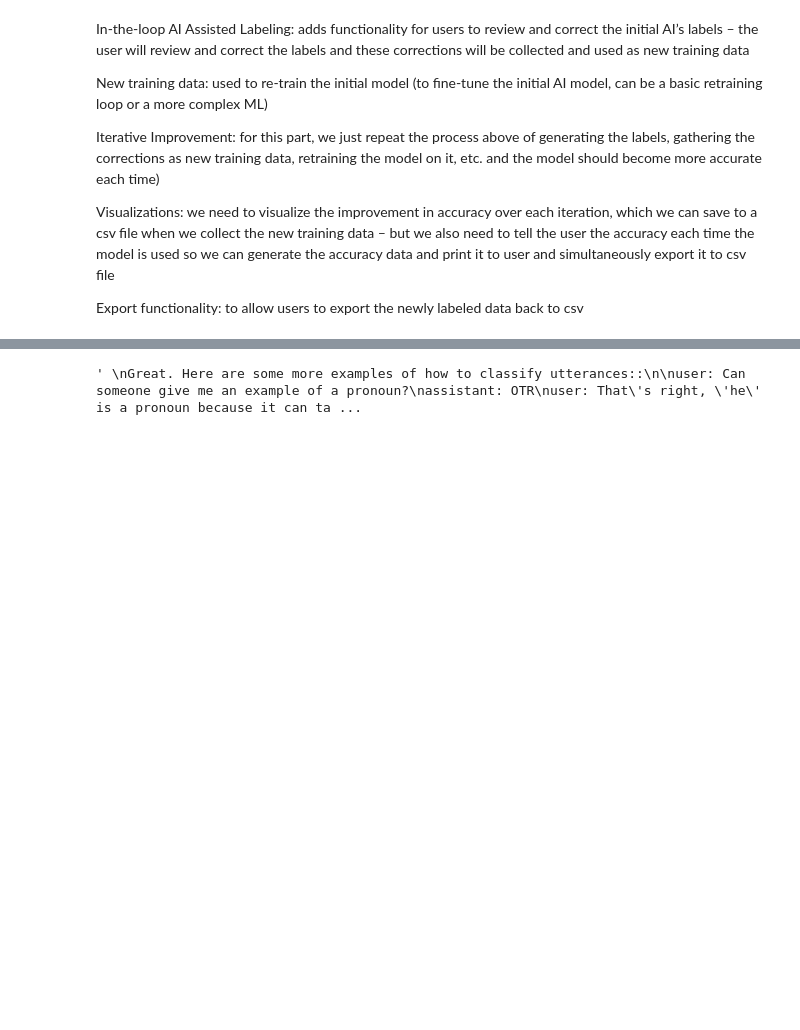
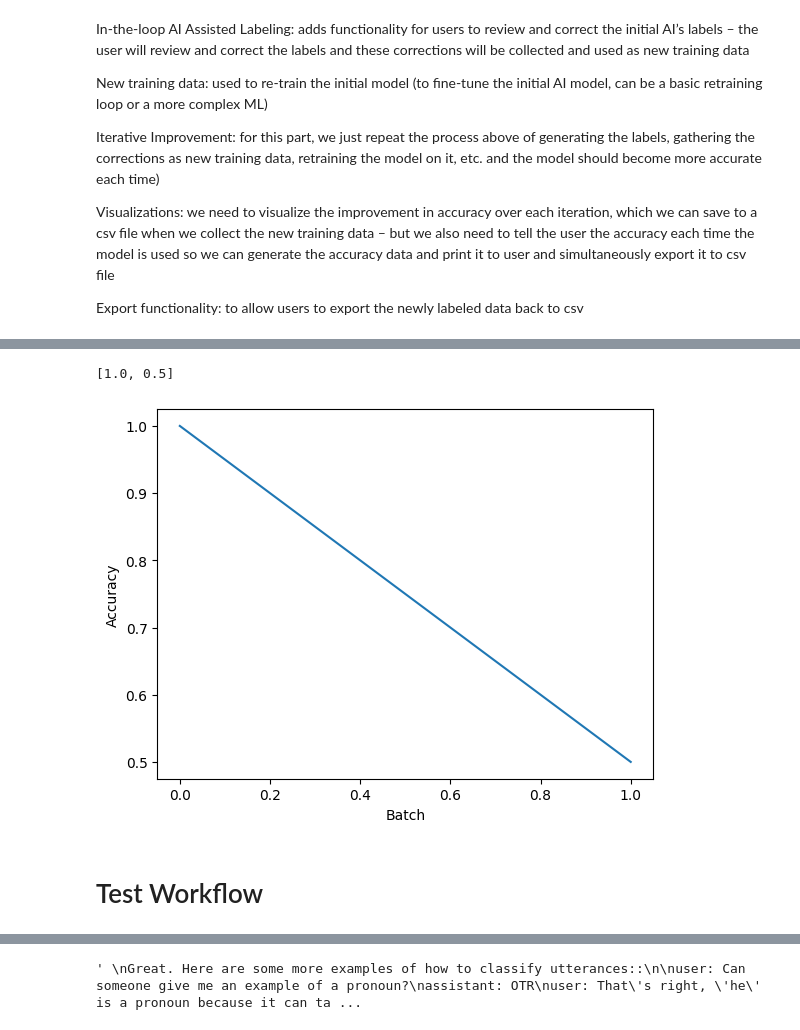
Before and after one commit to isabelarvelo/team-hummingbird, a Jupyter notebook: itl-labeling.ipynb, the cells around one changed output, grey strips where cells are left out. Cells and saved outputs as stored; diff of their text form; code cells hidden in the pictures; blank space fills up the shorter version.

```diff
--- a/itl-labeling.ipynb
+++ b/itl-labeling.ipynb
@@ -61,0 +140,7 @@ def process_lines(lines, assistant_manager):
+# %%
+def increase_batch_size(batch_size, accuracy):
+    if accuracy <= 0.90:
+        batch_size = 5
+    elif accuracy > 0.90:
+        batch_size = 10
+    return batch_size
@@ -61,0 +149,13 @@ def process_lines(lines, assistant_manager):
+# %%
+# Read data
+lines = read_csv('data/231-3.csv')
+
+# Process initial batch for context
+initial_data = lines[:5]  # Adjust as needed
+unlabeled_data = lines[5:20]
+batch_size = 5
+# %%
+all_labeled_data = []
+context = ""
+accuracy_scores = []
+batch_sizes = []
@@ -61,0 +232,13 @@ def process_lines(lines, assistant_manager):
+# %%
+accuracy_scores
+# %% [output]
+[1.0, 0.5]
+# %%
+# plot accuracy scores
+import matplotlib.pyplot as plt
+plt.plot(accuracy_scores)
+plt.ylabel('Accuracy')
+plt.xlabel('Batch')
+plt.show()
+# %% [output]
+[figure, added]
@@ -62,3 +251,5 @@ def process_lines(lines, assistant_manager):
+# %% [markdown]
+# Test Workflow
 # %%
 # Assuming you have an instance of OpenAIAssistantManager as assistant_manager
 lines = read_csv('data/009-1.csv')
```
Also changed, not shown: parts of 54 cells of this notebook, 3 other files.
